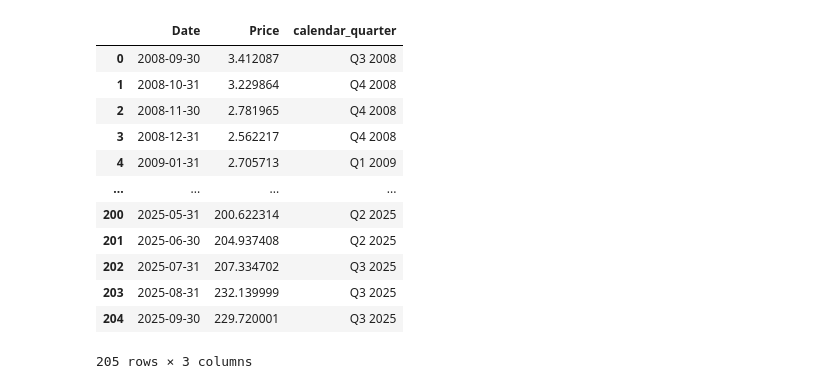
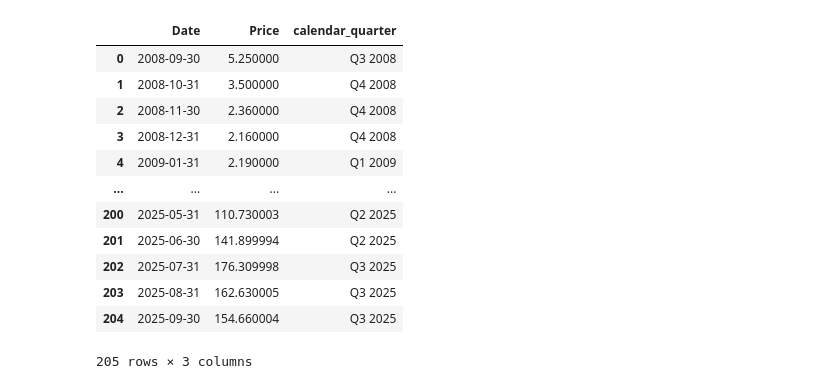
Before and after one commit to JonMc19/Stock-Price-Prediction-combining-econometric-models-and-ML, a Jupyter notebook: Type of analysis/Analisis temporal/prices/python/stock_prices.ipynb, the cells around one changed output. Saved outputs shown, nothing was run; the diff lists cells and outputs as text; code cells hidden in the pictures.

```diff
--- a/Type of analysis/Analisis temporal/prices/python/apple/stock_prices.ipynb
+++ b/Type of analysis/Analisis temporal/prices/python/stock_prices.ipynb
@@ -2,55 +2,55 @@
 import yfinance as yf
 import pandas as pd
 # %%
-dat = yf.Ticker("AAPL")
+dat = yf.Ticker("AMD")
 
 # Daily prices (adjusted), then take last trading day of each month
 d = dat.history(period="17y", interval="1d", auto_adjust=True)
 
 s = d["Close"].tz_localize(None).resample("M").last()   # Series indexed by month-end
 s.index.name = "month_end"
 
 # Make month_end a normal column and add an integer index column
 monthly = s.reset_index(name="adj_close")
 monthly.insert(0, "idx", range(1, len(monthly)+1))   # 1-based; use range(len(monthly)) for 0-based
 
 #Change column names
 monthly=monthly.rename(columns={"month_end":"Date", "adj_close":"Price"})
 
 
 #Drop idx column
 monthly=monthly.drop(columns=["idx"])
 
 #Convert to DataFrame
-microsoft_price = pd.DataFrame(monthly)
+stock_price = pd.DataFrame(monthly)
 
 # Add column called calendar_quarter
 
-p = microsoft_price["Date"].dt.to_period("Q")        # calendar quarters
-microsoft_price["cal_year"] = p.dt.year.astype("Int64")    # 2010, 2011, ...
-microsoft_price["cal_q"]    = p.dt.quarter                 # 1..4
+p = stock_price["Date"].dt.to_period("Q")        # calendar quarters
+stock_price["cal_year"] = p.dt.year.astype("Int64")    # 2010, 2011, ...
+stock_price["cal_q"]    = p.dt.quarter                 # 1..4
 
 # Final label: "Q{cal_q} {cal_year}"
-microsoft_price["calendar_quarter"] = "Q" + microsoft_price["cal_q"].astype(str) + " " + microsoft_price["cal_year"].astype(str)
+stock_price["calendar_quarter"] = "Q" + stock_price["cal_q"].astype(str) + " " + stock_price["cal_year"].astype(str)
 
 
 #Drop cal_year and cal_q column
-microsoft_price=microsoft_price.drop(columns=["cal_year", "cal_q"])
+stock_price=stock_price.drop(columns=["cal_year", "cal_q"])
 
 
-microsoft_price
+stock_price
 # %% [output]
 |  | Date | Price | calendar_quarter |
-| 0 | 2008-09-30 | 3.412087 | Q3 2008 |
-| 1 | 2008-10-31 | 3.229864 | Q4 2008 |
-| 2 | 2008-11-30 | 2.781965 | Q4 2008 |
-| 3 | 2008-12-31 | 2.562217 | Q4 2008 |
-| 4 | 2009-01-31 | 2.705713 | Q1 2009 |
+| 0 | 2008-09-30 | 5.250000 | Q3 2008 |
+| 1 | 2008-10-31 | 3.500000 | Q4 2008 |
+| 2 | 2008-11-30 | 2.360000 | Q4 2008 |
+| 3 | 2008-12-31 | 2.160000 | Q4 2008 |
+| 4 | 2009-01-31 | 2.190000 | Q1 2009 |
 | ... | ... | ... | ... |
-| 200 | 2025-05-31 | 200.622314 | Q2 2025 |
-| 201 | 2025-06-30 | 204.937408 | Q2 2025 |
-| 202 | 2025-07-31 | 207.334702 | Q3 2025 |
-| 203 | 2025-08-31 | 232.139999 | Q3 2025 |
-| 204 | 2025-09-30 | 229.720001 | Q3 2025 |
+| 200 | 2025-05-31 | 110.730003 | Q2 2025 |
+| 201 | 2025-06-30 | 141.899994 | Q2 2025 |
+| 202 | 2025-07-31 | 176.309998 | Q3 2025 |
+| 203 | 2025-08-31 | 162.630005 | Q3 2025 |
+| 204 | 2025-09-30 | 154.660004 | Q3 2025 |
 205 rows × 3 columns
 # %%
```
Also changed, not shown: parts of 1 cell of this notebook, 28 other files.
